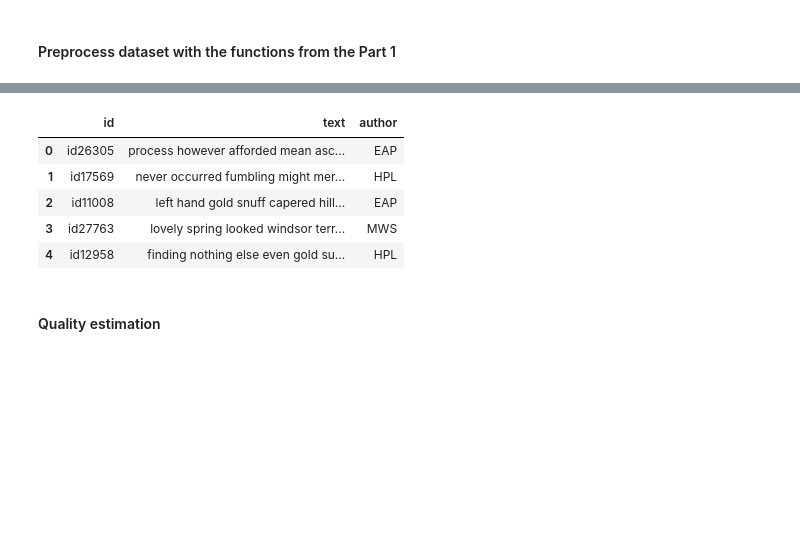
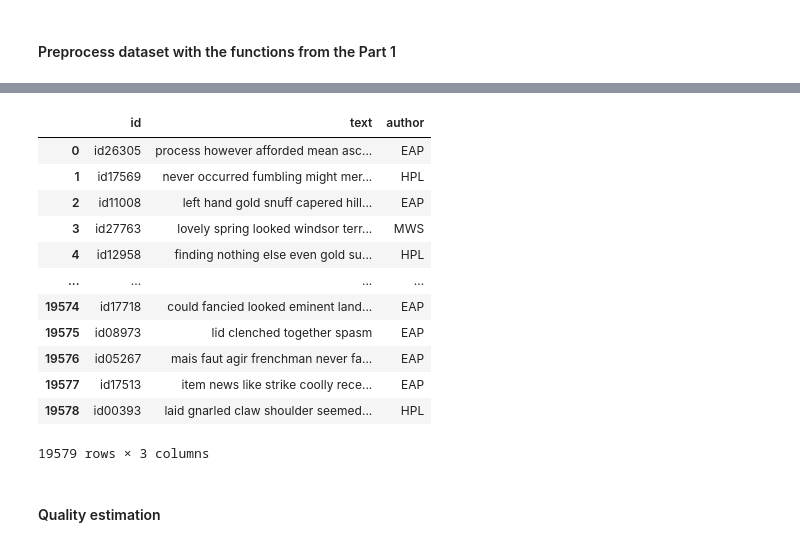
Before and after one commit to eegoro/Advanced-Natural-Language-Processing, a Jupyter notebook: hw1.ipynb, the cells around one changed output, grey strips where cells are left out. Saved outputs shown, nothing was run; the diff lists cells and outputs as text; code cells hidden in the pictures; blank space fills up the shorter version.

```diff
--- a/hw1.ipynb
+++ b/hw1.ipynb
@@ -204,8 +207,8 @@ In this part you will learn how to do topic modeling with common tools and asses
 # %%
 import pandas as pd
-data2 = pd.read_csv('data.csv')
+data2 = pd.read_csv('data.csv', engine='python')
 
-data2.head()
+data2
 # %% [output]
 |  | id | text | author |
 | 0 | id26305 | This process, however, afforded m... | EAP |
@@ -222,13 +245,20 @@ The dataset can be downloaded here: `https://drive.google.com/file/d/14tAjAzHr6U
 # %%
 data2['text'] = [' '.join(l) for l in clear_data(data2)]
-data2.head()
+data2
 # %% [output]
 |  | id | text | author |
 | 0 | id26305 | process however afforded mean asc... | EAP |
 | 1 | id17569 | never occurred fumbling might mer... | HPL |
 | 2 | id11008 | left hand gold snuff capered hill... | EAP |
 | 3 | id27763 | lovely spring looked windsor terr... | MWS |
 | 4 | id12958 | finding nothing else even gold su... | HPL |
+| ... | ... | ... | ... |
+| 19574 | id17718 | could fancied looked eminent land... | EAP |
+| 19575 | id08973 | lid clenched together spasm | EAP |
+| 19576 | id05267 | mais faut agir frenchman never fa... | EAP |
+| 19577 | id17513 | item news like strike coolly rece... | EAP |
+| 19578 | id00393 | laid gnarled claw shoulder seemed... | HPL |
+19579 rows × 3 columns
 # %% [markdown]
 #### Quality estimation
 # %% [markdown]
```
Also changed, not shown: parts of 36 cells of this notebook.
